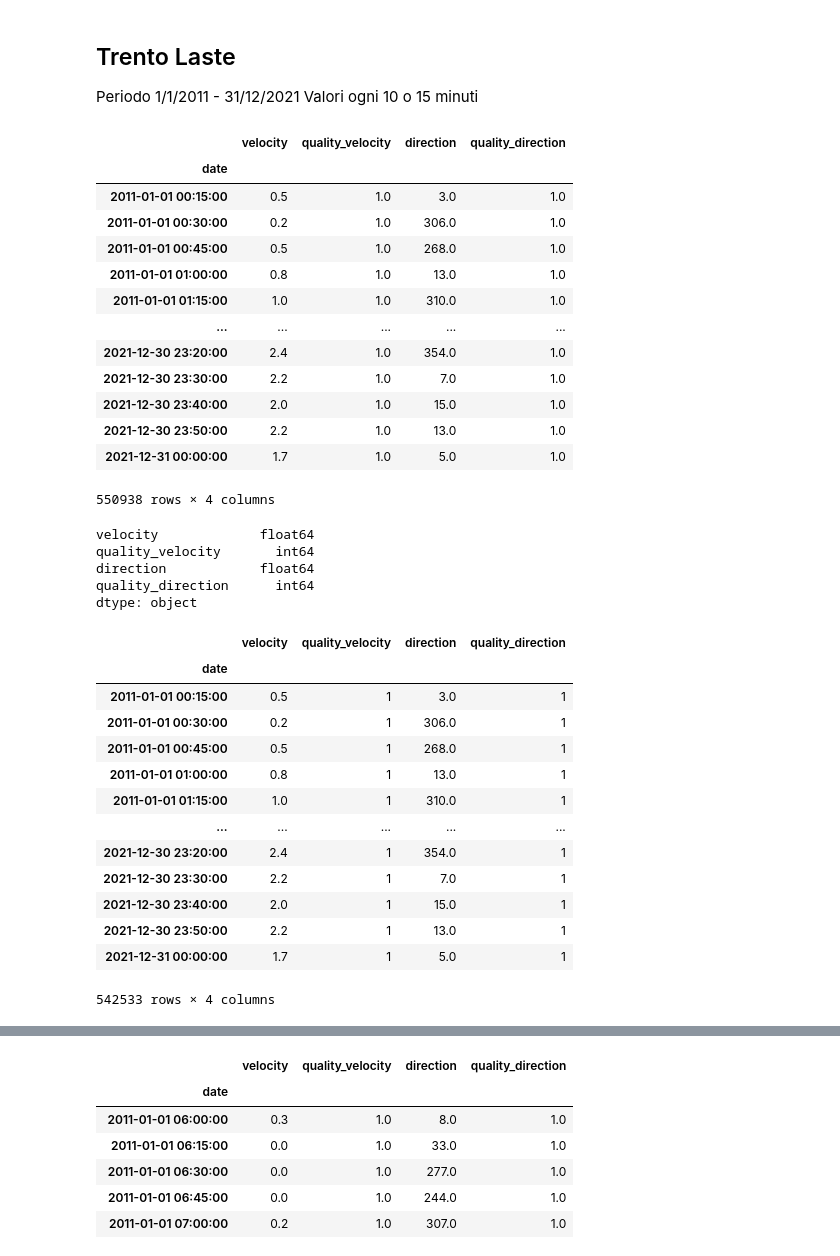
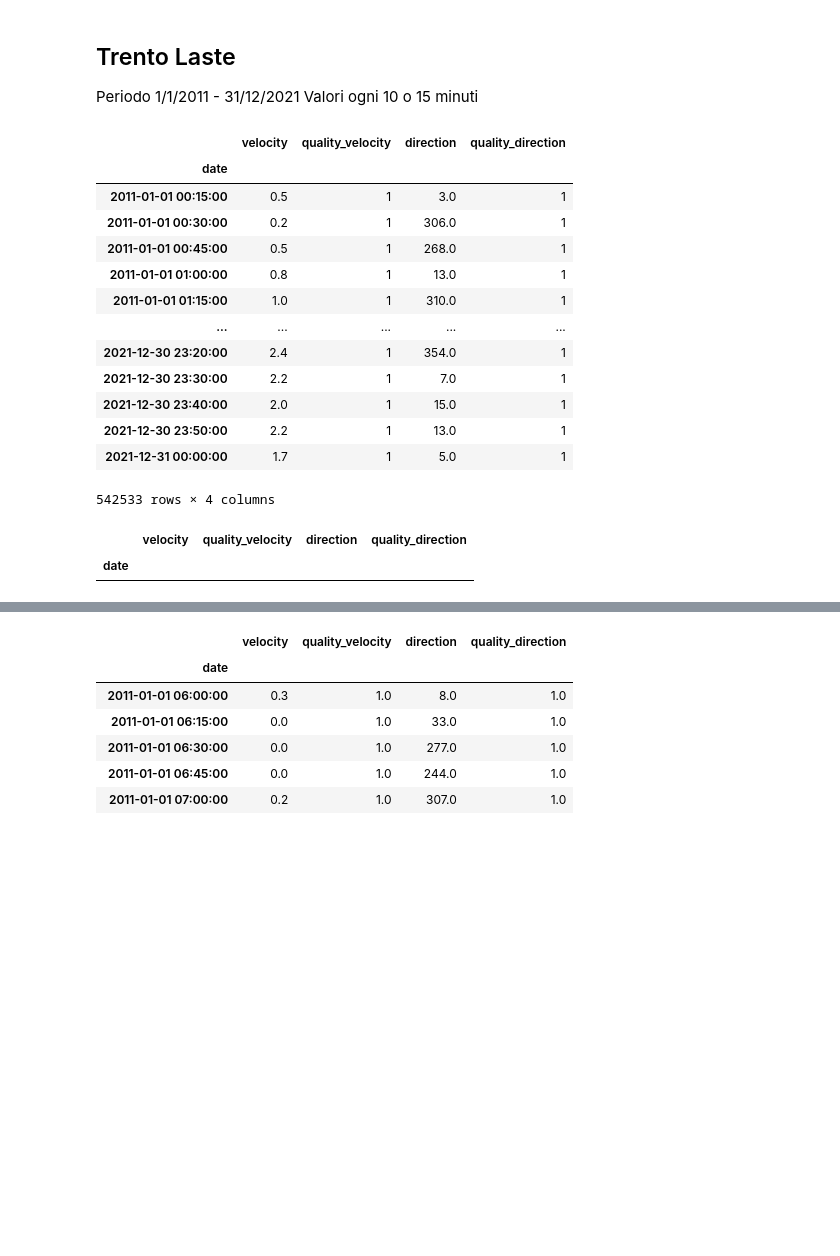
Before and after one commit to sononicola/Solar-and-Wind-Rose-Diagram, a Jupyter notebook: windRose.ipynb, the cells around one changed output, grey strips where cells are left out. Saved outputs shown, nothing was run; the diff lists cells and outputs as text; code cells hidden in the pictures; blank space fills up the shorter version.

```diff
--- a/windRose.ipynb
+++ b/windRose.ipynb
@@ -106,21 +106,24 @@ df_dir = pd.read_csv("windRose/t0129_direzione_tutte.csv" , sep=",", index_col=0
                 names=["date","direction", "quality_direction"])
 
 df = df_vel.join(df_dir)
+
+df = df.dropna() # remove NaN values
+df = df.astype({"quality_velocity":"int64", "quality_direction":"int64"})
+df = df.loc[(df.quality_direction == 1) & df.quality_velocity==1] # keep only values where quality factor is 1
+
 df
 # %% [output]
 |  | velocity | quality_velocity | direction | quality_direction |
 | date |  |  |  |  |
-| 2011-01-01 00:15:00 | 0.5 | 1.0 | 3.0 | 1.0 |
-| 2011-01-01 00:30:00 | 0.2 | 1.0 | 306.0 | 1.0 |
-| 2011-01-01 00:45:00 | 0.5 | 1.0 | 268.0 | 1.0 |
-| 2011-01-01 01:00:00 | 0.8 | 1.0 | 13.0 | 1.0 |
-| 2011-01-01 01:15:00 | 1.0 | 1.0 | 310.0 | 1.0 |
+| 2011-01-01 00:15:00 | 0.5 | 1 | 3.0 | 1 |
+| 2011-01-01 00:30:00 | 0.2 | 1 | 306.0 | 1 |
+| 2011-01-01 00:45:00 | 0.5 | 1 | 268.0 | 1 |
+| 2011-01-01 01:00:00 | 0.8 | 1 | 13.0 | 1 |
+| 2011-01-01 01:15:00 | 1.0 | 1 | 310.0 | 1 |
 | ... | ... | ... | ... | ... |
-| 2021-12-30 23:20:00 | 2.4 | 1.0 | 354.0 | 1.0 |
-| 2021-12-30 23:30:00 | 2.2 | 1.0 | 7.0 | 1.0 |
-| 2021-12-30 23:40:00 | 2.0 | 1.0 | 15.0 | 1.0 |
-| 2021-12-30 23:50:00 | 2.2 | 1.0 | 13.0 | 1.0 |
-| 2021-12-31 00:00:00 | 1.7 | 1.0 | 5.0 | 1.0 |
+| 2021-12-30 23:20:00 | 2.4 | 1 | 354.0 | 1 |
+| 2021-12-30 23:30:00 | 2.2 | 1 | 7.0 | 1 |
+| 2021-12-30 23:40:00 | 2.0 | 1 | 15.0 | 1 |
+| 2021-12-30 23:50:00 | 2.2 | 1 | 13.0 | 1 |
+| 2021-12-31 00:00:00 | 1.7 | 1 | 5.0 | 1 |
-550938 rows × 4 columns
+542533 rows × 4 columns
-# %%
-df.dropna(inplace=True)
@@ -129,25 +130,5 @@ df = df.astype({"quality_velocity":"int64", "quality_direction":"int64"})
-# %%
-df.dtypes
-# %% [output]
-velocity             float64
-quality_velocity       int64
-direction            float64
-quality_direction      int64
-dtype: object
 # %%
-#df.loc[(df.quality_direction == 1) & df.quality_velocity==1]
+df.loc[(df.quality_direction != 1) & (df.quality_velocity != 1)]
 # %% [output]
 |  | velocity | quality_velocity | direction | quality_direction |
 | date |  |  |  |  |
-| 2011-01-01 00:15:00 | 0.5 | 1 | 3.0 | 1 |
-| 2011-01-01 00:30:00 | 0.2 | 1 | 306.0 | 1 |
-| 2011-01-01 00:45:00 | 0.5 | 1 | 268.0 | 1 |
-| 2011-01-01 01:00:00 | 0.8 | 1 | 13.0 | 1 |
-| 2011-01-01 01:15:00 | 1.0 | 1 | 310.0 | 1 |
-| ... | ... | ... | ... | ... |
-| 2021-12-30 23:20:00 | 2.4 | 1 | 354.0 | 1 |
-| 2021-12-30 23:30:00 | 2.2 | 1 | 7.0 | 1 |
-| 2021-12-30 23:40:00 | 2.0 | 1 | 15.0 | 1 |
-| 2021-12-30 23:50:00 | 2.2 | 1 | 13.0 | 1 |
-| 2021-12-31 00:00:00 | 1.7 | 1 | 5.0 | 1 |
-542533 rows × 4 columns
```
Also changed, not shown: parts of 9 cells of this notebook.
